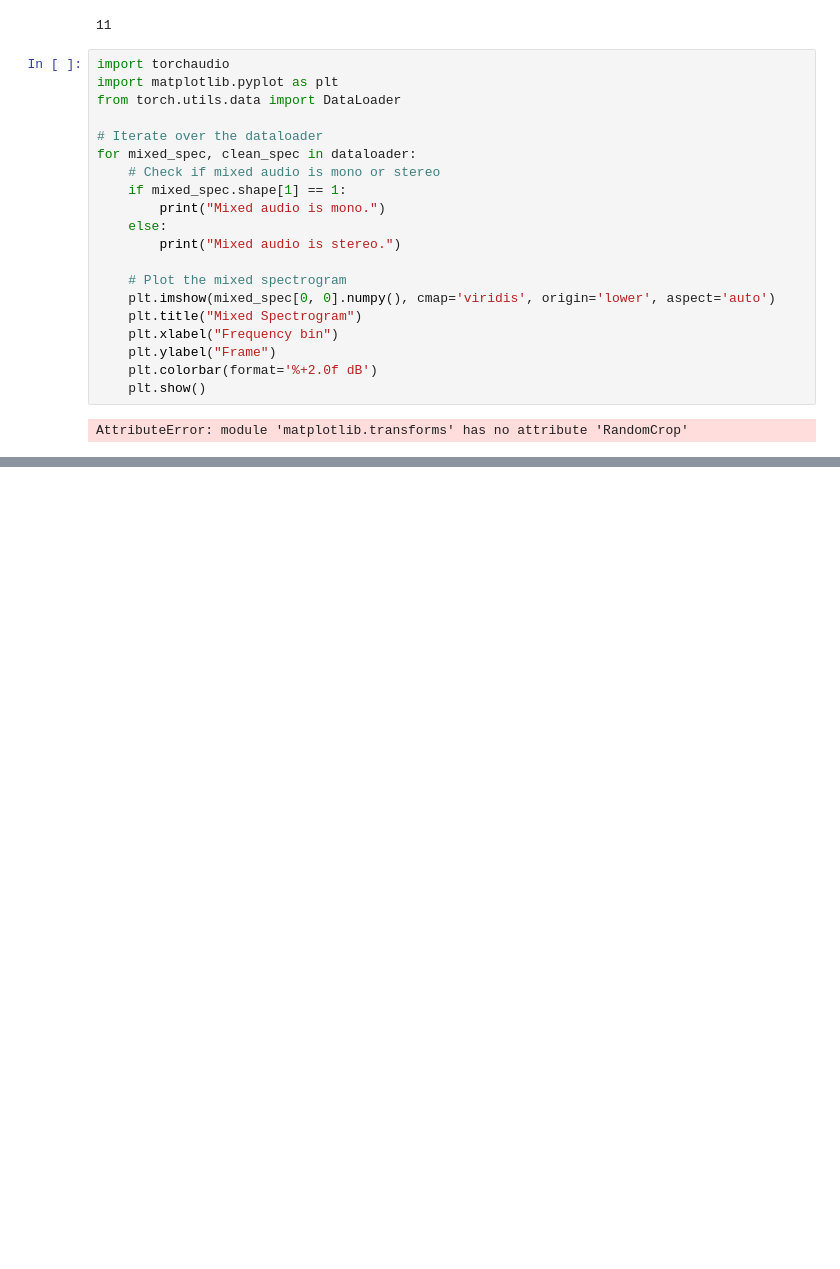
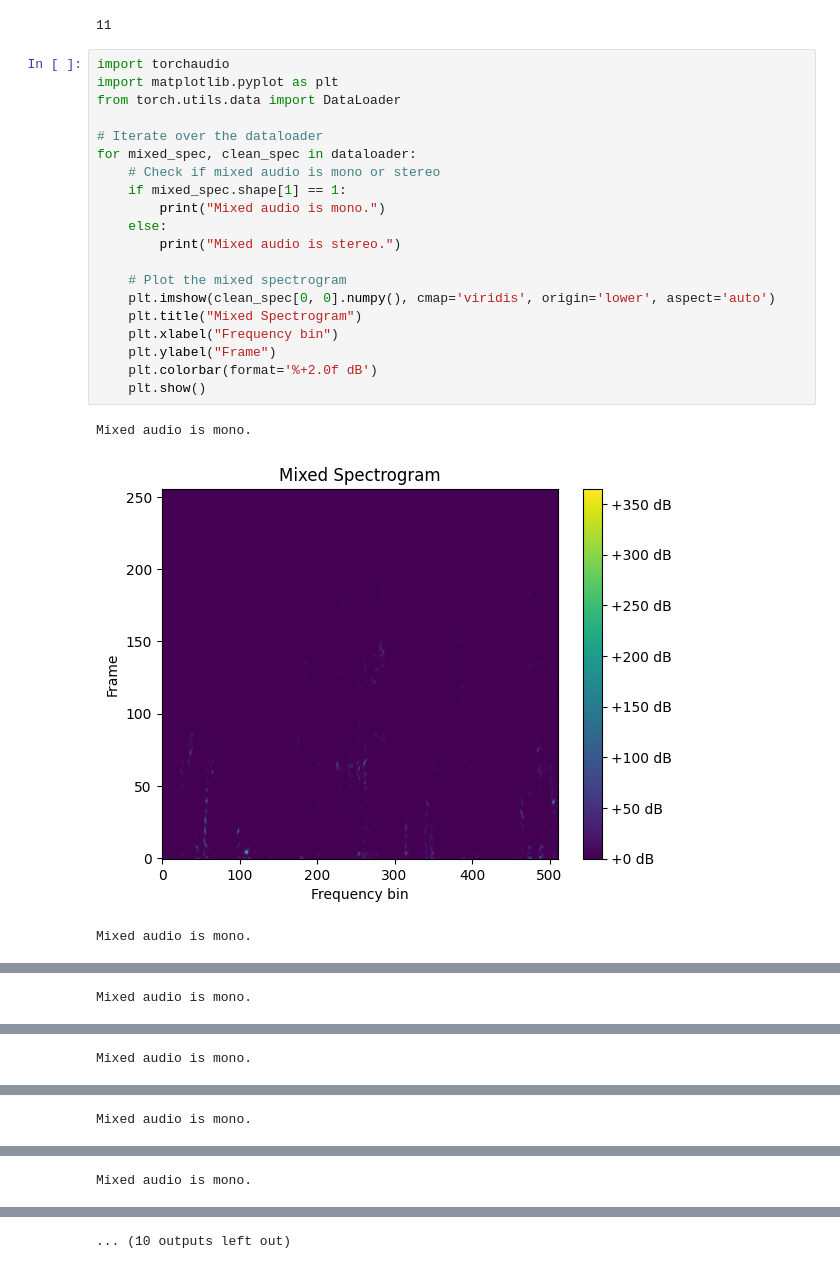
Before and after one commit to zaahidimraan/NoiseRemoverGAN, a Jupyter notebook: Training.ipynb, the cells around one changed output, grey strips where cells are left out. Cells and saved outputs as stored; diff of their text form; blank space fills up the shorter version.

```diff
--- a/Training.ipynb
+++ b/Training.ipynb
@@ -90,22 +90,24 @@ print(len(dataloader))
 # %%
 import torchaudio
 import matplotlib.pyplot as plt
 from torch.utils.data import DataLoader
 
 # Iterate over the dataloader
 for mixed_spec, clean_spec in dataloader:
     # Check if mixed audio is mono or stereo
     if mixed_spec.shape[1] == 1:
         print("Mixed audio is mono.")
     else:
         print("Mixed audio is stereo.")
 
     # Plot the mixed spectrogram
-    plt.imshow(mixed_spec[0, 0].numpy(), cmap='viridis', origin='lower', aspect='auto')
+    plt.imshow(clean_spec[0, 0].numpy(), cmap='viridis', origin='lower', aspect='auto')
     plt.title("Mixed Spectrogram")
     plt.xlabel("Frequency bin")
     plt.ylabel("Frame")
     plt.colorbar(format='%+2.0f dB')
     plt.show()
 # %% [output]
-AttributeError: module 'matplotlib.transforms' has no attribute 'RandomCrop'
+Mixed audio is mono.
+[figure, added]
+Mixed audio is mono.
@@ -111,0 +115 @@ AttributeError: module 'matplotlib.transforms' has no attribute 'RandomCrop'
+Mixed audio is mono.
@@ -111,0 +117 @@ AttributeError: module 'matplotlib.transforms' has no attribute 'RandomCrop'
+Mixed audio is mono.
@@ -111,0 +119 @@ AttributeError: module 'matplotlib.transforms' has no attribute 'RandomCrop'
+Mixed audio is mono.
@@ -111,0 +121 @@ AttributeError: module 'matplotlib.transforms' has no attribute 'RandomCrop'
+Mixed audio is mono.
@@ -111,0 +123 @@ AttributeError: module 'matplotlib.transforms' has no attribute 'RandomCrop'
+... (10 outputs left out)
```
Also changed, not shown: parts of 1 cell of this notebook, 2 other files.
